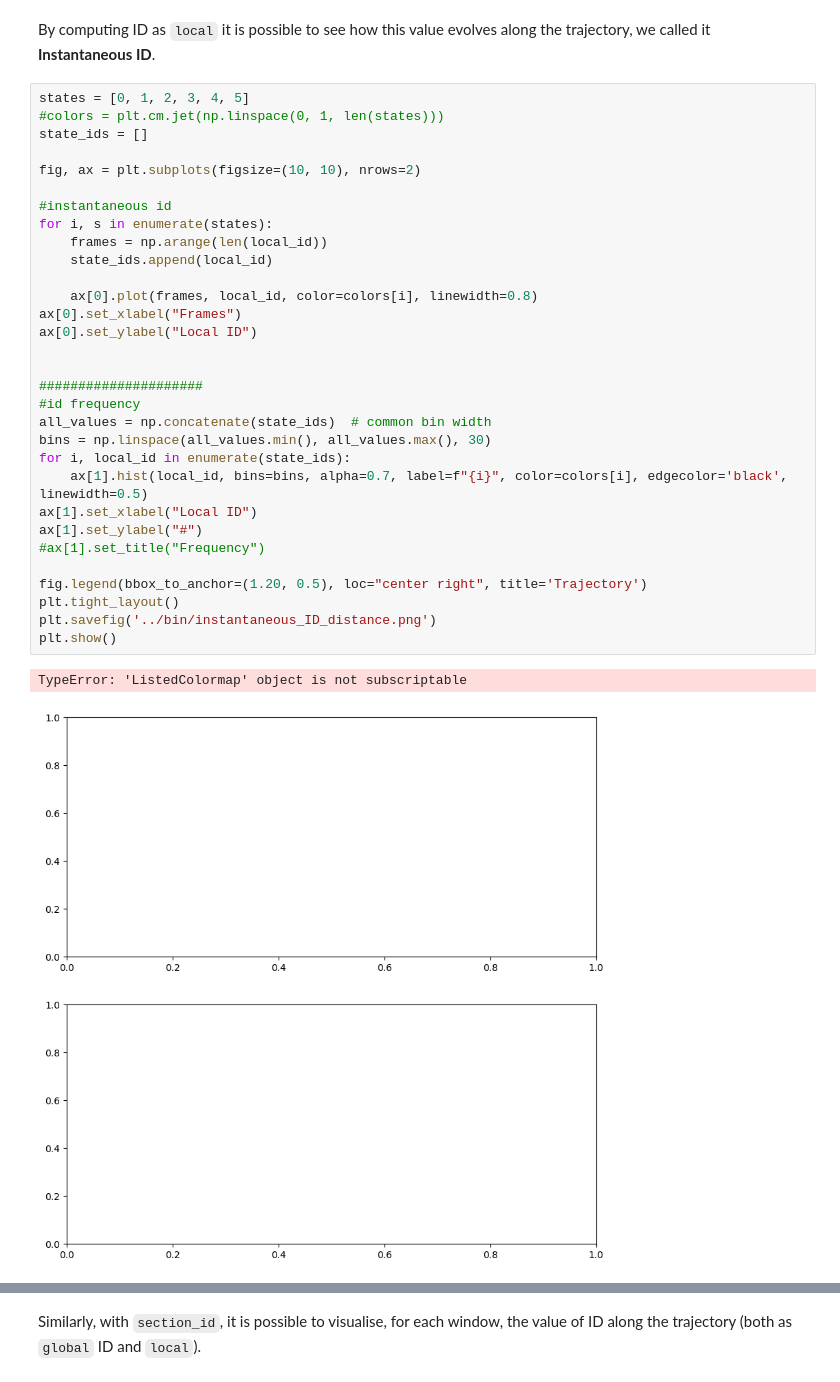
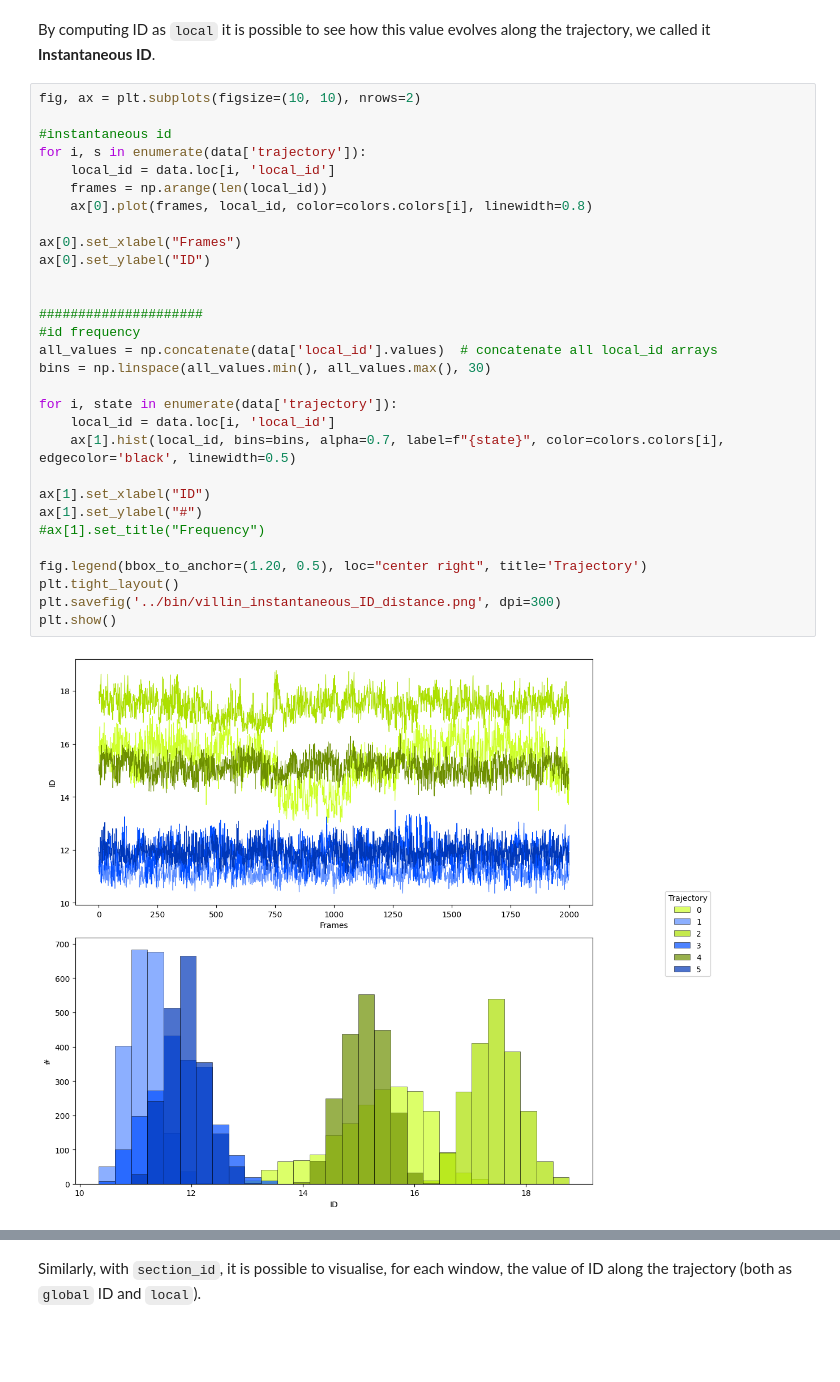
Before and after one commit to icazzaniga/MDIntrinsicDimension, a Jupyter notebook: docs/villin_plots.ipynb, the cells around one changed output, grey strips where cells are left out. Saved outputs shown, nothing was run; the diff lists cells and outputs as text; blank space fills up the shorter version.

Commit message:
Update plots U/F

```diff
--- a/docs/villin_plots.ipynb
+++ b/docs/villin_plots.ipynb
@@ -60,37 +60,35 @@ colors = mpl.colors.ListedColormap(
 # %% [markdown]
 By computing ID as ``local`` it is possible to see how this value evolves along the trajectory, we called it **Instantaneous ID**.
 # %%
-states = [0, 1, 2, 3, 4, 5]
-#colors = plt.cm.jet(np.linspace(0, 1, len(states)))
-state_ids = []
-
 fig, ax = plt.subplots(figsize=(10, 10), nrows=2)
 
 #instantaneous id
-for i, s in enumerate(states):
+for i, s in enumerate(data['trajectory']):
+    local_id = data.loc[i, 'local_id']
     frames = np.arange(len(local_id))
-    state_ids.append(local_id)
+    ax[0].plot(frames, local_id, color=colors.colors[i], linewidth=0.8)
 
-    ax[0].plot(frames, local_id, color=colors[i], linewidth=0.8)
 ax[0].set_xlabel("Frames")
-ax[0].set_ylabel("Local ID")
+ax[0].set_ylabel("ID")
 
 
 #####################
 #id frequency
-all_values = np.concatenate(state_ids)  # common bin width
+all_values = np.concatenate(data['local_id'].values)  # concatenate all local_id arrays
 bins = np.linspace(all_values.min(), all_values.max(), 30)
-for i, local_id in enumerate(state_ids):
-    ax[1].hist(local_id, bins=bins, alpha=0.7, label=f"{i}", color=colors[i], edgecolor='black', linewidth=0.5)
-ax[1].set_xlabel("Local ID")
+
+for i, state in enumerate(data['trajectory']):
+    local_id = data.loc[i, 'local_id']
+    ax[1].hist(local_id, bins=bins, alpha=0.7, label=f"{state}", color=colors.colors[i], edgecolor='black', linewidth=0.5)
+
+ax[1].set_xlabel("ID")
 ax[1].set_ylabel("#")
 #ax[1].set_title("Frequency")
 
 fig.legend(bbox_to_anchor=(1.20, 0.5), loc="center right", title='Trajectory')
 plt.tight_layout()
-plt.savefig('../bin/instantaneous_ID_distance.png')
+plt.savefig('../bin/villin_instantaneous_ID_distance.png', dpi=300)
 plt.show()
 # %% [output]
-TypeError: 'ListedColormap' object is not subscriptable
-[figure, old version]
+[figure, new version]
 # %% [markdown]
```
Also changed, not shown: parts of 6 cells of this notebook, 3 other files.
